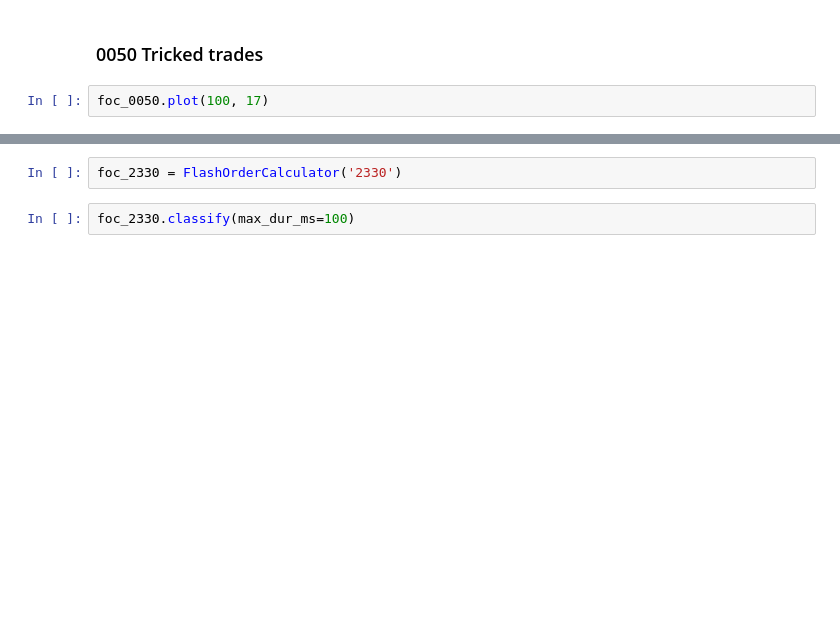
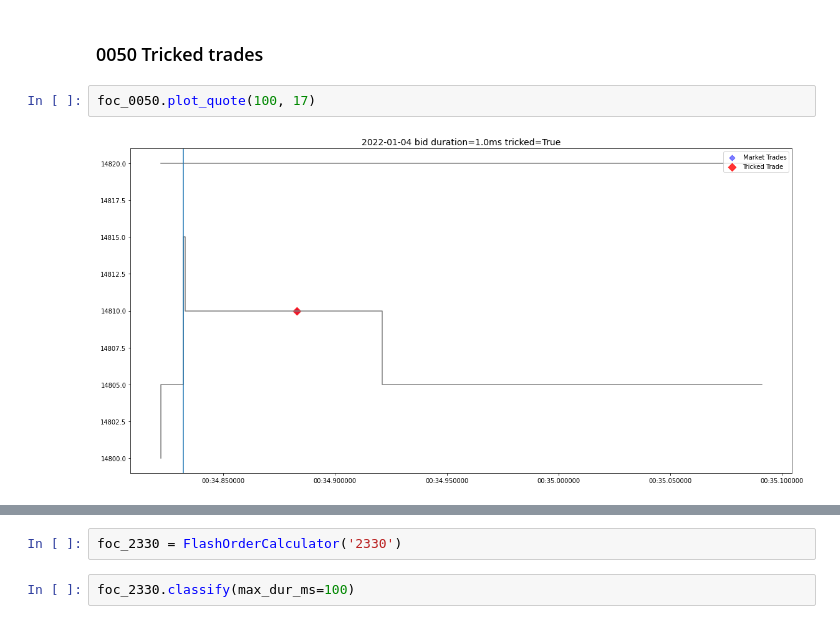
Before and after one commit to anthonywah/mafs6100-order-placement-strategy, a Jupyter notebook: stage-5.ipynb, the cells around one changed output, grey strips where cells are left out. Cells and saved outputs as stored; diff of their text form; blank space fills up the shorter version.

```diff
--- a/stage-5.ipynb
+++ b/stage-5.ipynb
@@ -63,5 +80,7 @@ plt.show()
 # %% [markdown]
 ### 0050 Tricked trades
 # %%
-foc_0050.plot(100, 17)
+foc_0050.plot_quote(100, 17)
+# %% [output]
+[figure, added]
 # %%
```
Also changed, not shown: parts of 10 cells of this notebook.
